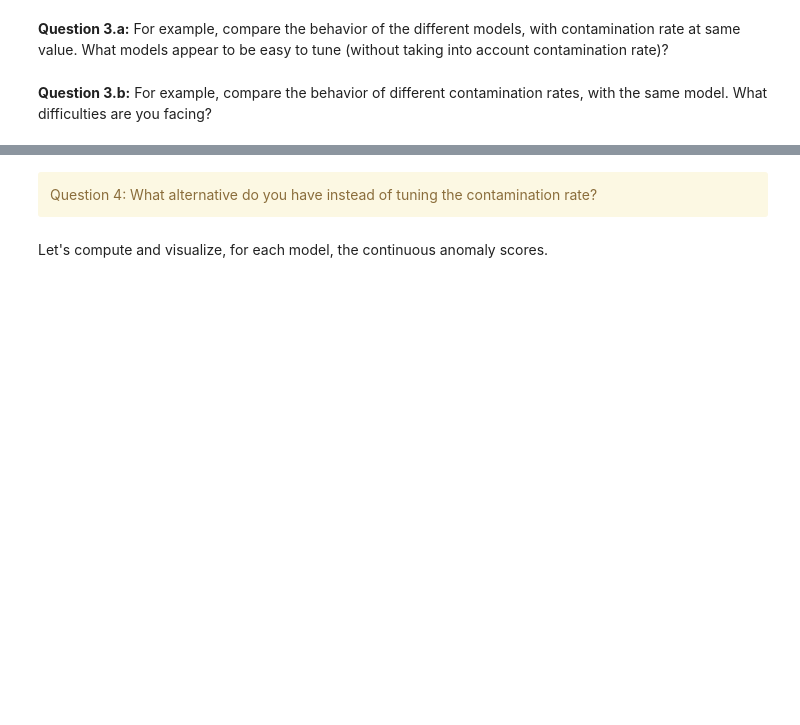
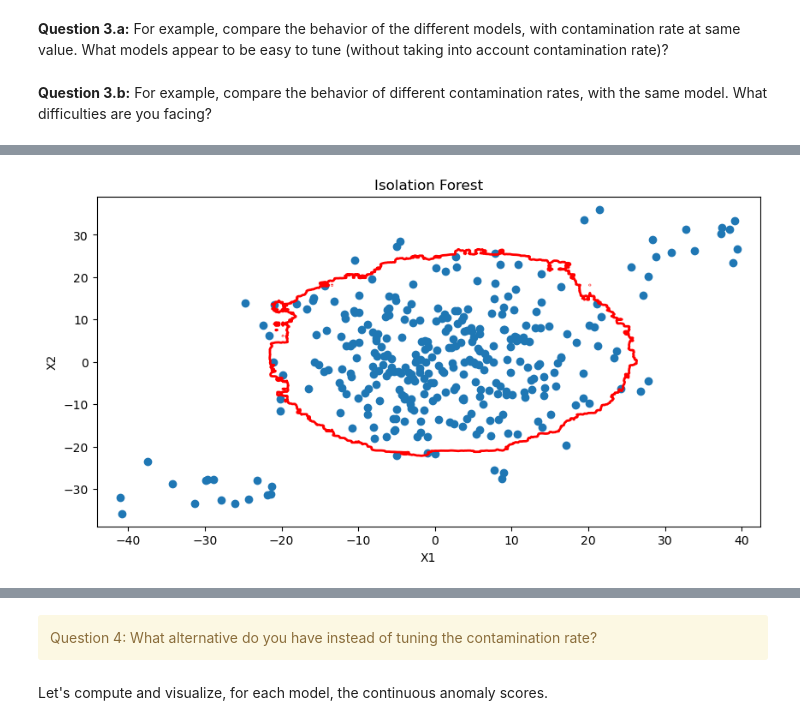
Before and after one commit to asteltatel/machine-learning, a Jupyter notebook: 13 - Anomaly Detection/anomaly_detection_class-empty.ipynb, the cells around one changed output, grey strips where cells are left out. Cells and saved outputs as stored; diff of their text form; code cells hidden in the pictures; blank space fills up the shorter version.

```diff
--- a/13 - Anomaly Detection/anomaly_detection_class-empty.ipynb
+++ b/13 - Anomaly Detection/anomaly_detection_class-empty.ipynb
@@ -253,3 +266,7 @@ clf.fit(df[['X1','X2']])
+# %%
+plotAnomalies2D(df, clf_name, clf)
+# %% [output]
+[figure, added]
 # %%
 clf_name = 'Local Outlier Factor'
 clf = LocalOutlierFactor(n_neighbors=5, contamination=0.15, novelty=True)
```
Also changed, not shown: parts of 9 cells of this notebook, 6 other files.
